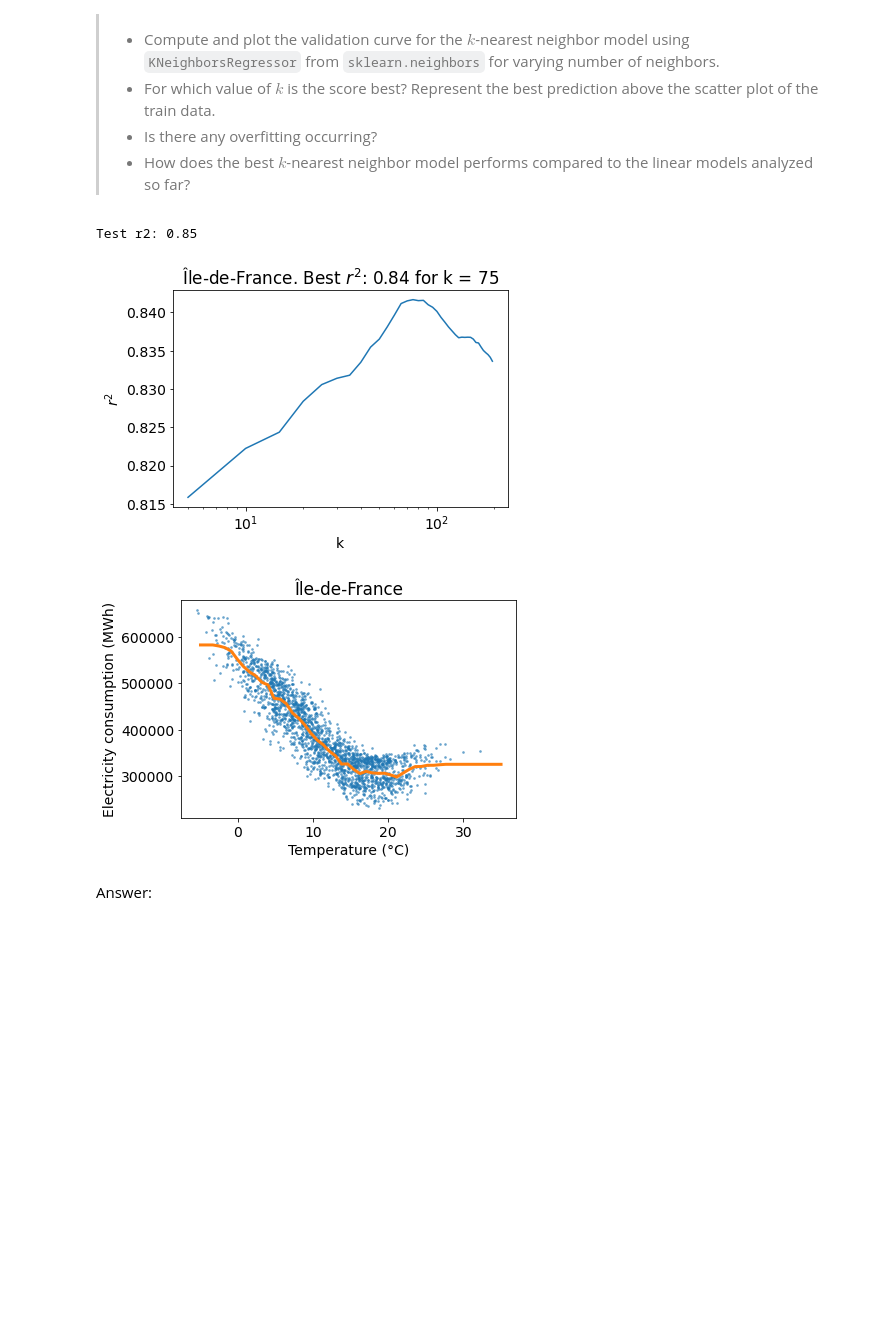
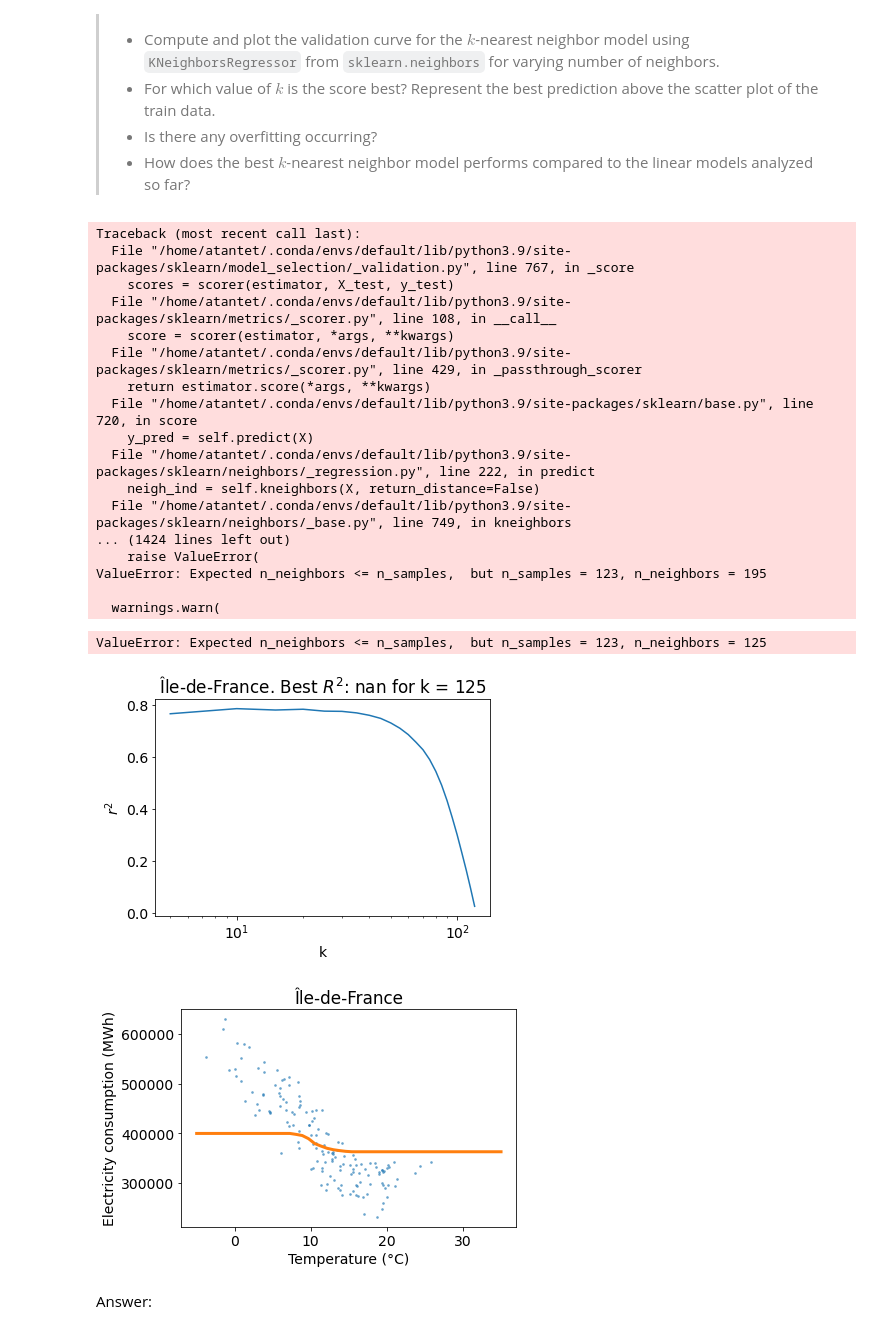
Before and after one commit to Pchambet/ml4climate, a Jupyter notebook: book/notebooks/05_tutorial_regularization_selection_evaluation.ipynb, the cells around one changed output. Cells and saved outputs as stored; diff of their text form; code cells hidden in the pictures; blank space fills up the shorter version.

```diff
--- a/book/notebooks/05_tutorial_regularization_selection_evaluation.ipynb
+++ b/book/notebooks/05_tutorial_regularization_selection_evaluation.ipynb
@@ -80,10 +88,9 @@ TEMP_HEAT = 15.
 TEMP_COOL = 20.
 
 # Define function returning a dictionary from variable name
-# to variable train data with base, heating and cooling variables
-def get_base_heat_cool(x):
+# to variable train data with heating and cooling variables
+def get_heat_cool(x):
     return {
-        'base': np.ones(x.shape),
         'heat': (TEMP_HEAT - x) * (x < TEMP_HEAT).astype(float),
         'cool': (x - TEMP_COOL) * (x > TEMP_COOL).astype(float)
     }
@@ -96,7 +103,7 @@ x = df_temp_reg.values
 y = df_dem_reg.values
 
 # Get variables
-variables = get_base_heat_cool(x)
+variables = get_heat_cool(x)
 
 # Get input matrix with base, heat and colling variables
 X = np.array(list(variables.values())).T
@@ -122,14 +129,15 @@ reg = reg_class(alpha=alpha, fit_intercept=fit_intercept)
 
 # Fit
 reg.fit(X, y)
-print('Coefficients:', reg.coef_)
-print('Intercept:', reg.intercept_)
+print('Estimated coefficients:')
+print('Intercept:\t{:.2e}'.format(reg.intercept_))
+print('Coefficients:\t[', ', '.join(['{:.2e}'.format(c) for c in reg.coef_]), sep='', end=']')
 
 # Define arbitrary temperatures for prediction
 x_pred = np.linspace(-5., 35.)
 
 # Get variables to predict
-variables_pred = get_base_heat_cool(x_pred)
+variables_pred = get_heat_cool(x_pred)
 
 # Get input matrix to predict
 X_pred = np.array(list(variables_pred.values())).T
@@ -143,5 +151,5 @@ plt.scatter(x, y, s=10, alpha=0.5)
 plt.plot(x_pred, y_pred, linewidth=3, c=RC_COLORS[1])
 plt.xlabel(temp_label)
 plt.ylabel(dem_label)
-plt.title(region_name)
+_ = plt.title(region_name)
 # %% [output]
@@ -163,7 +171,7 @@ Answer:
 from sklearn.model_selection import cross_val_score
 
 # Set number of splits for cross-validation
-N_SPLITS = 6
+N_SPLITS = n_years
 
 # Define array of regularization-parameter values
 alpha_rng = np.logspace(-3, 6, 50)
@@ -203,6 +211,6 @@ plt.plot(alpha_rng, r2_validation)
 plt.xscale('log')
 plt.xlabel(alpha_label)
 plt.ylabel(r'$r^2$')
-plt.title(region_name + r'. Best $r^2$: {:.2} for $\alpha$ = {:.1e}'.format(
+_ = plt.title(region_name + r'. Best $r^2$: {:.2} for $\alpha$ = {:.1e}'.format(
     r2_best, alpha_best))
 # %% [output]
@@ -231,7 +237,8 @@ Text(0.5, 1.0, 'Île-de-France')
 # %%
 # Compute prediction error conditioned on first 5 years of data
 # Number of test days
-n_test = 365
+n_days_per_year = N_DAYS_PER_MONTH * 12
+n_test = n_days_per_year
 
 # Select test set from last year
 X_test = X[-n_test:]
@@ -251,5 +258,5 @@ print('Coefficients:', reg.coef_)
 # Test on test data
 r2_test = reg.score(X_test, y_test)
 
-print('Test r2: {:.2f}'.format(r2_test))
+print('Test R2: {:.2f}'.format(r2_test))
 # %% [output]
@@ -372,41 +378,58 @@ plt.plot(nn_rng, r2_validation)
 plt.xscale('log')
 plt.xlabel(k_label)
 plt.ylabel(r'$r^2$')
-plt.title(region_name + r'. Best $r^2$: {:.2} for k = {}'.format(
+plt.title(region_name + r'. Best $R^2$: {:.2} for k = {}'.format(
     r2_best, nn_best))
 
 # Get best number of neighbors
 nn_best = nn_rng[np.argmax(r2_validation)]
 
 # Define the Ridge estimator
 reg = reg_class(nn_best)
 
 # Fit
 reg.fit(x[:, None], y)
 
 # Predict for work days and off days
 y_pred = reg.predict(x_pred[:, None])
 
 # Plot prediction on top of train data
 plt.figure()
 plt.scatter(x, y, s=3, alpha=0.5)
 plt.plot(x_pred, y_pred, linewidth=3, c=RC_COLORS[1])
 plt.title(region_name)
 plt.xlabel(temp_label)
 plt.ylabel(dem_label)
 
 # Compute prediction error conditioned on first 5 years of data
 X_test = x[-n_test:][:, None]
 y_test = y[-n_test:]
 X_train = x[:-n_test][:, None]
 y_train = y[:-n_test]
 reg.fit(X_train, y_train)
 r2_test = reg.score(X_test, y_test)
-print('Test r2: {:.2f}'.format(r2_test))
+print('Test R2: {:.2f}'.format(r2_test))
 # %% [output]
-Test r2: 0.85
+Traceback (most recent call last):
+  File "/home/atantet/.conda/envs/default/lib/python3.9/site-packages/sklearn/model_selection/_validation.py", line 767, in _score
+    scores = scorer(estimator, X_test, y_test)
+  File "/home/atantet/.conda/envs/default/lib/python3.9/site-packages/sklearn/metrics/_scorer.py", line 108, in __call__
+    score = scorer(estimator, *args, **kwargs)
+  File "/home/atantet/.conda/envs/default/lib/python3.9/site-packages/sklearn/metrics/_scorer.py", line 429, in _passthrough_scorer
+    return estimator.score(*args, **kwargs)
+  File "/home/atantet/.conda/envs/default/lib/python3.9/site-packages/sklearn/base.py", line 720, in score
+    y_pred = self.predict(X)
+  File "/home/atantet/.conda/envs/default/lib/python3.9/site-packages/sklearn/neighbors/_regression.py", line 222, in predict
+    neigh_ind = self.kneighbors(X, return_distance=False)
+  File "/home/atantet/.conda/envs/default/lib/python3.9/site-packages/sklearn/neighbors/_base.py", line 749, in kneighbors
+... (1424 lines left out)
+    raise ValueError(
+ValueError: Expected n_neighbors <= n_samples,  but n_samples = 123, n_neighbors = 195
+
+  warnings.warn(
+ValueError: Expected n_neighbors <= n_samples,  but n_samples = 123, n_neighbors = 125
-[figure, old version]
+[figure, new version]
-[figure, old version]
+[figure, new version]
 # %% [markdown]
 Answer:
 # %% [markdown]
```
Also changed, not shown: parts of 7 cells of this notebook, 3 other files.
